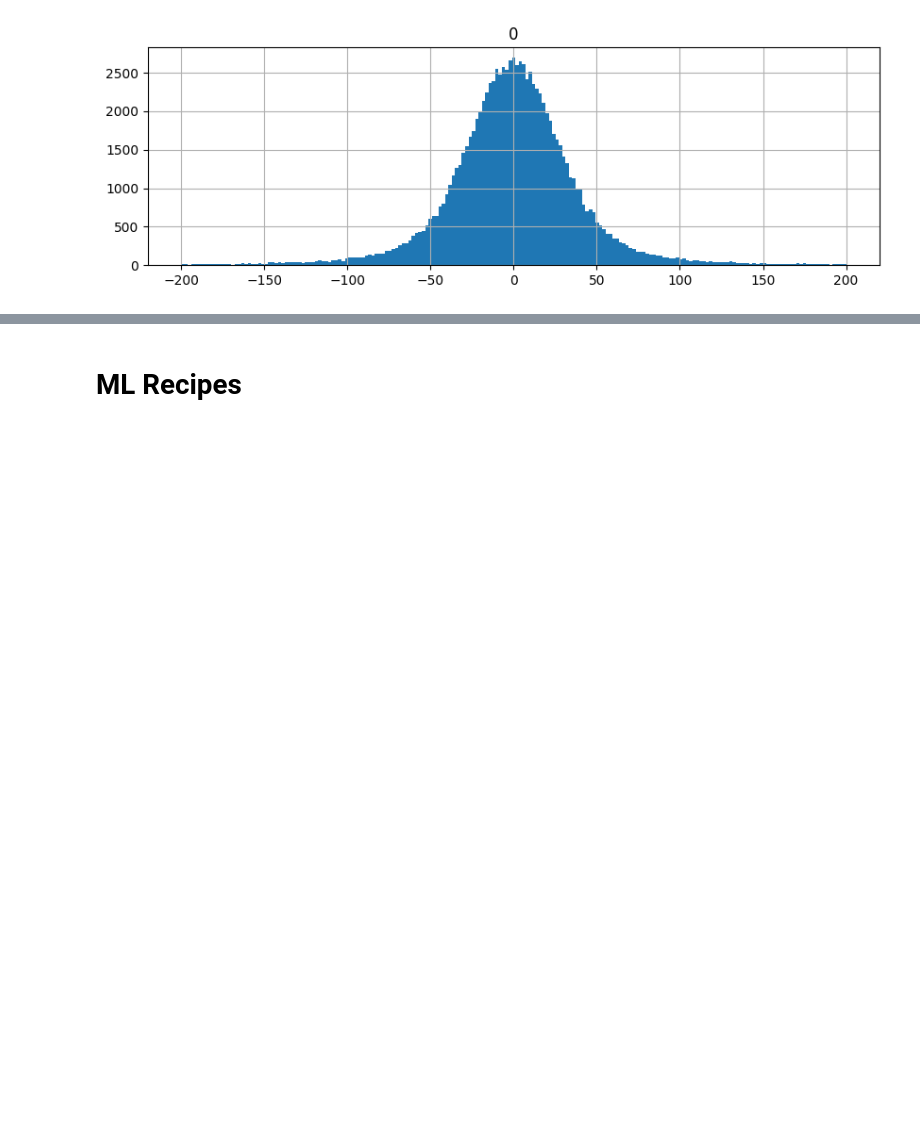
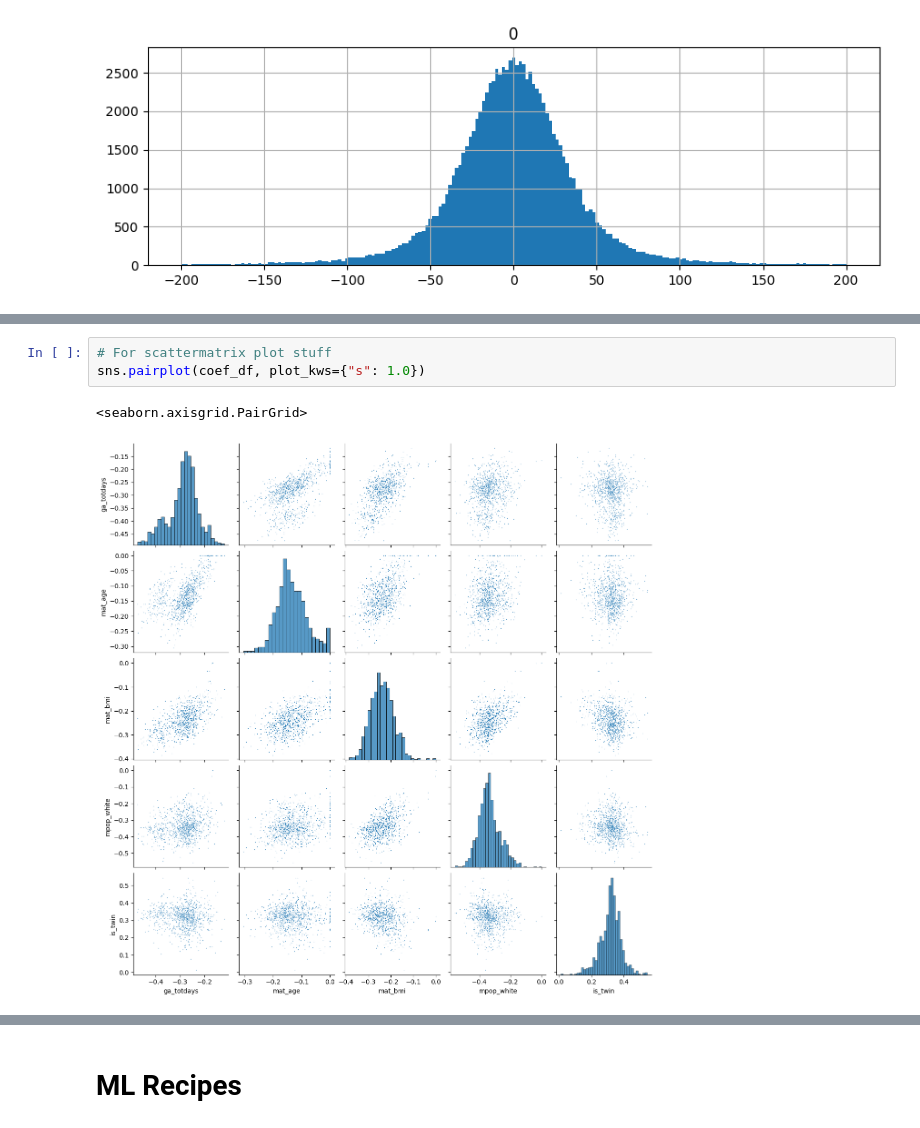
Before and after one commit to mennowitteveen/mjwt, a Jupyter notebook: nbs/ipynb_snippets.ipynb, the cells around one changed output, grey strips where cells are left out. Cells and saved outputs as stored; diff of their text form; blank space fills up the shorter version.

```diff
--- a/nbs/ipynb_snippets.ipynb
+++ b/nbs/ipynb_snippets.ipynb
@@ -156,0 +176,6 @@ ws.hist(bins=np.linspace(-200,200,200), figsize=[10,3]); # <-- without the bins
+# %%
+# For scattermatrix plot stuff
+sns.pairplot(coef_df, plot_kws={"s": 1.0})
+# %% [output]
+<seaborn.axisgrid.PairGrid>
+[figure, added]
```
Also changed, not shown: parts of 9 cells of this notebook, 4 other files.
